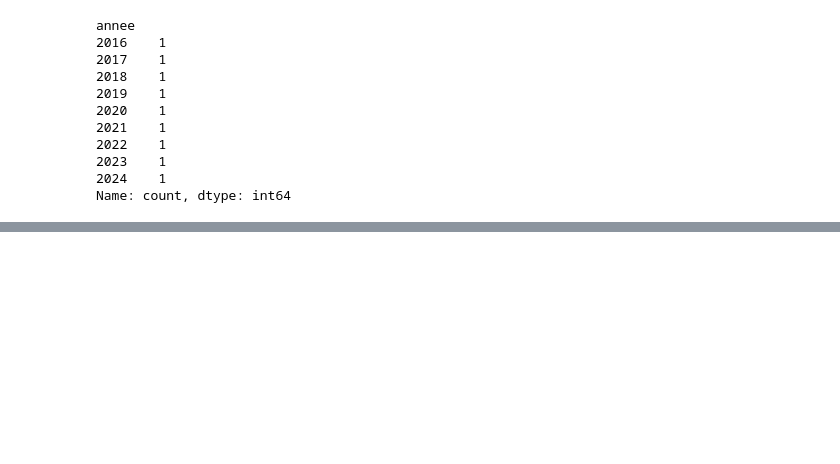
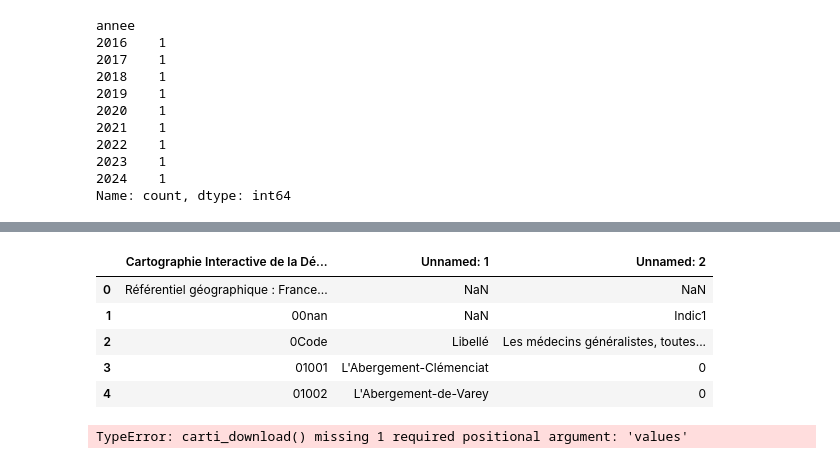
Before and after one commit to dfornier/Python-pour-la-data-science, a Jupyter notebook: StatDesc_2.ipynb, the cells around one changed output, grey strips where cells are left out. Drawn from its saved outputs; the diff is of its cells as text; code cells hidden in the pictures; blank space fills up the shorter version.

```diff
--- a/StatDesc_2.ipynb
+++ b/StatDesc_2.ipynb
@@ -170,0 +188,21 @@ Name: count, dtype: int64
+# %%
+# code commune en string à 5 chiffres
+df["Cartographie Interactive de la Démographie Médicale"] = df["Cartographie Interactive de la Démographie Médicale"].astype(str).str.zfill(5)
+
+df.head()
+# %% [output]
+|  | Cartographie Interactive de la Dé... | Unnamed: 1 | Unnamed: 2 |
+| 0 | Référentiel géographique : France... | NaN | NaN |
+| 1 | 00nan | NaN | Indic1 |
+| 2 | 0Code | Libellé | Les médecins généralistes, toutes... |
+| 3 | 01001 | L'Abergement-Clémenciat | 0 |
+| 4 | 01002 | L'Abergement-de-Varey | 0 |
+# %%
+gdf = carti_download(
+    values=df.set_index("Cartographie Interactive de la Démographie Médicale")["Unnamed: 2"],
+    level="COMMUNE",
+    year=2023,
+    simplify=True
+)
+# %% [output]
+TypeError: carti_download() missing 1 required positional argument: 'values'
```
Also changed, not shown: parts of 3 cells of this notebook.
